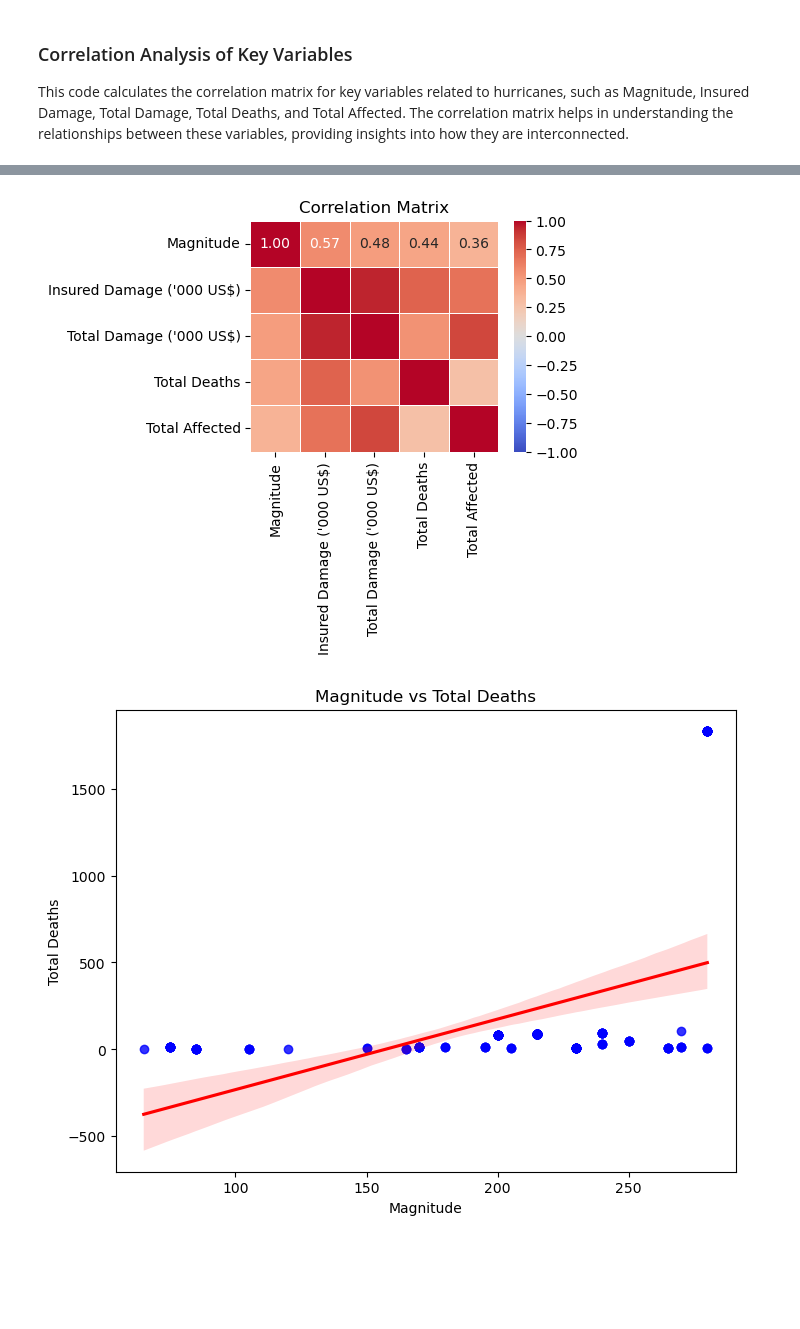
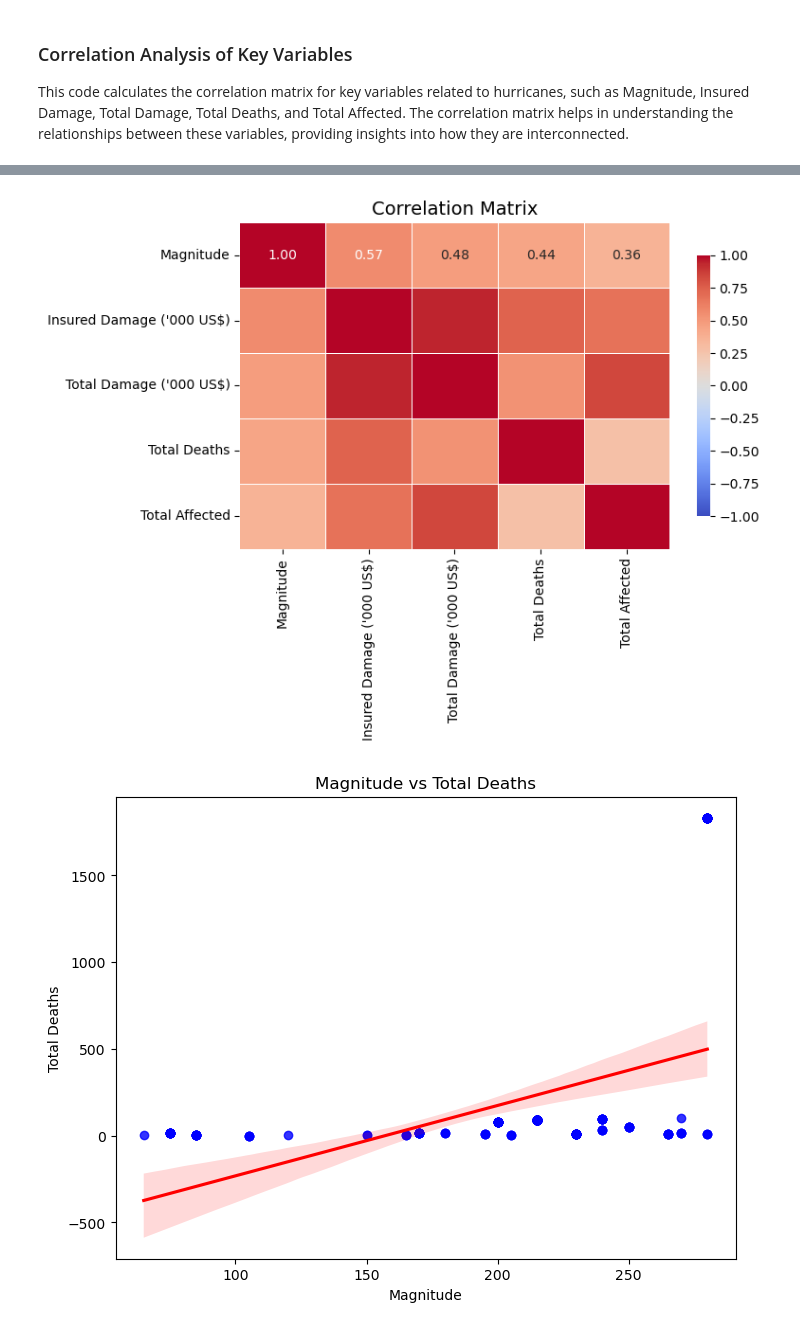
Before and after one commit to endoplasmicosmic/Hurricanes-Economic-Social-Impact, a Jupyter notebook: Hurricane Impact Analysis.ipynb, the cells around one changed output, grey strips where cells are left out. Cells and saved outputs as stored; diff of their text form; code cells hidden in the pictures; blank space fills up the shorter version.

```diff
--- a/Hurricane Impact Analysis.ipynb
+++ b/Hurricane Impact Analysis.ipynb
@@ -604,15 +604,19 @@ correlation_matrix
 | Total Damage ('000 US$) | 0.482778 | 0.942744 | 1.000000 | 0.531273 | 0.842896 |
 | Total Deaths | 0.438306 | 0.736946 | 0.531273 | 1.000000 | 0.275169 |
 | Total Affected | 0.361203 | 0.679521 | 0.842896 | 0.275169 | 1.000000 |
-# %%
-# Plotting the correlation matrix heatmap
-plt.figure(figsize=(4, 3))
-sns.heatmap(correlation_matrix, annot=True, cmap='coolwarm', fmt='.2f', linewidths=.5, vmin=-1, vmax=1)
-plt.title('Correlation Matrix')
-#plt.savefig('Images/Correlation_Matrix.png')
-plt.show()
-# %% [output]
-[figure, removed]
+# %%
+plt.figure(figsize=(8, 6))
+sns.heatmap(correlation_matrix, annot=True, cmap='coolwarm', fmt='.2f', linewidths=.5, vmin=-1, vmax=1,
+            annot_kws={"size": 10},
+            cbar_kws={"shrink": .8})
+plt.title('Correlation Matrix', fontsize=14)
+plt.xticks(fontsize=10)
+plt.yticks(fontsize=10)
+plt.tight_layout()
+plt.savefig('Images/Correlation_Matrix.png')
+plt.show()
+# %% [output]
+[figure, added]
 # %%
 # Plotting the regression of Magnitude vs Total Deaths
 plt.figure(figsize=(8, 6))
```
Also changed, not shown: parts of 4 cells of this notebook, 3 other files.
